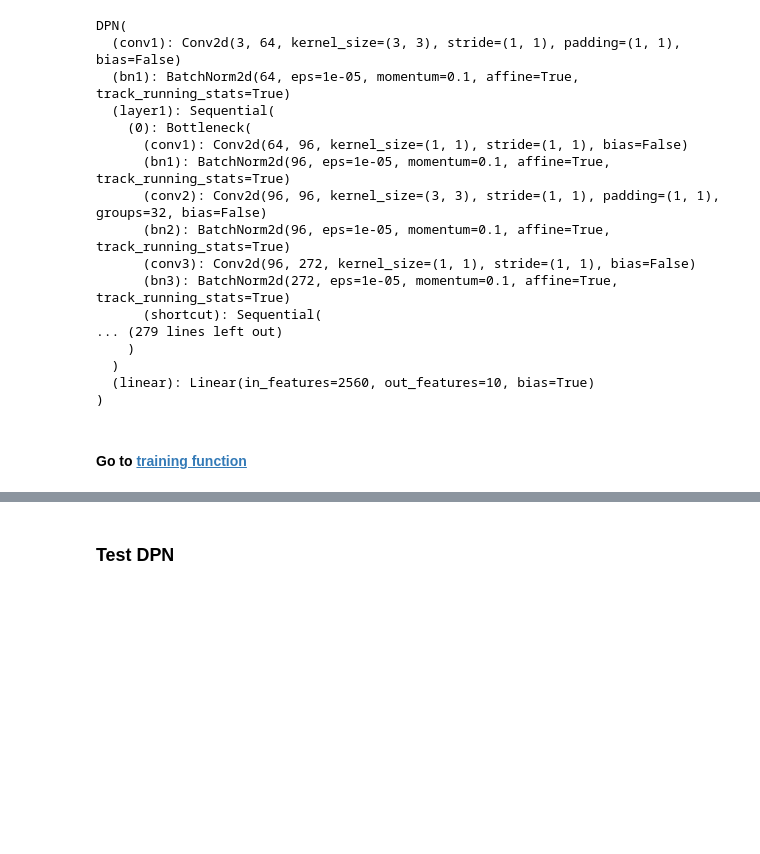
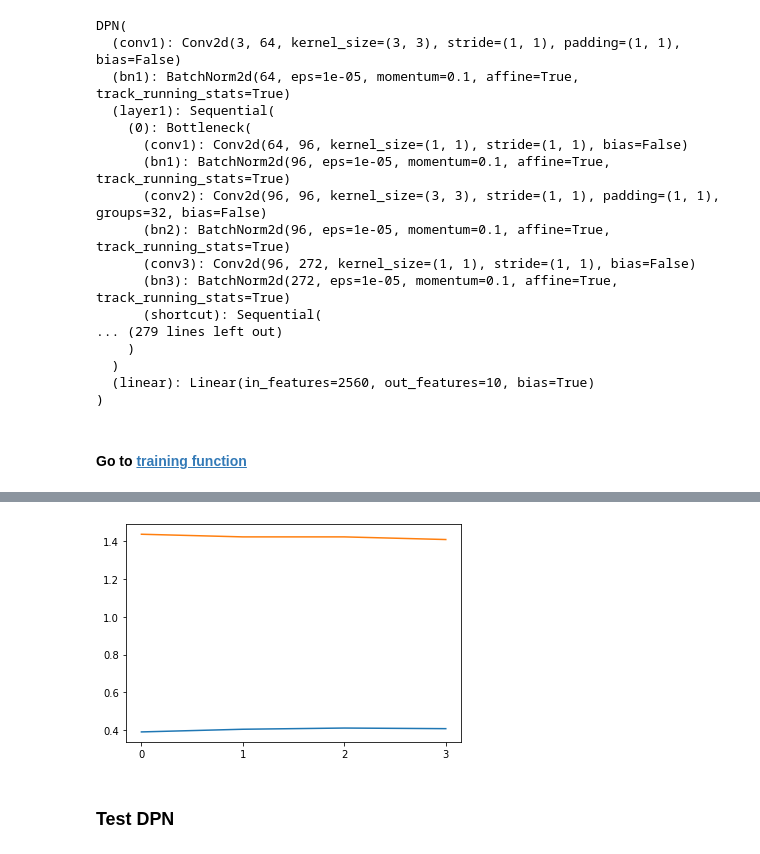
Before and after one commit to BigtoC/CS4487-JPYNBs, a Jupyter notebook: Project/Project-Image-classification.ipynb, the cells around one changed output, grey strips where cells are left out. Drawn from its saved outputs; the diff is of its cells as text; code cells hidden in the pictures; blank space fills up the shorter version.

```diff
--- a/Project/Project-Image-classification.ipynb
+++ b/Project/Project-Image-classification.ipynb
@@ -215,13 +215,6 @@ def mixup_criterion(criterion, pred, y_a, y_b, lam):
 # %%
 train_correct_rate = []
 train_loss = []
-# %%
-def plot_train_info(data: list, title: str):
-    x = [i for i in range(len(data))]
-    y = data
-    plt.plot(x, y)
-    plt.title(title)
-    plt.xticks(np.arange(min(x), max(x)+1, 1))
 # %%
 def training(epoch_num: int, model_name: str, net):
 
@@ -358,3 +353,10 @@ def progress_bar(max_val: int):
+# %%
+def plot_train_info(data: list):
+    x = [i for i in range(len(data))]
+    y = data
+    plt.plot(x, y)
+#     plt.title(title)
+    plt.xticks(np.arange(min(x), max(x)+1, 1))
 # %% [markdown]
 ### Unpickle CIFAR data
 # %%
@@ -522,6 +518,8 @@ Progress:  10% |##                      | Elapsed Time: 0:00:16 ETA:   0:02:28
 # %%
-plot_train_info(train_correct_rate, "train correct rate")
-plot_train_info(train_loss, "train loss")
+plot_train_info(train_correct_rate)
+plot_train_info(train_loss)
+# %% [output]
+[figure, added]
 # %% [markdown]
 ### Test DPN
 # %%
```
Also changed, not shown: parts of 7 cells of this notebook.
